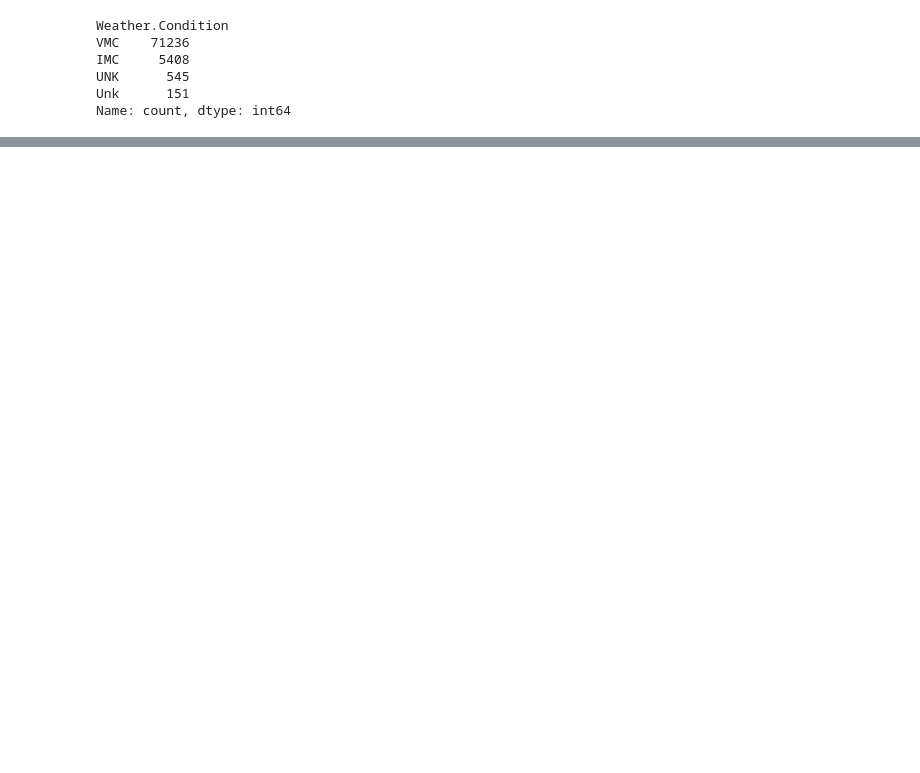
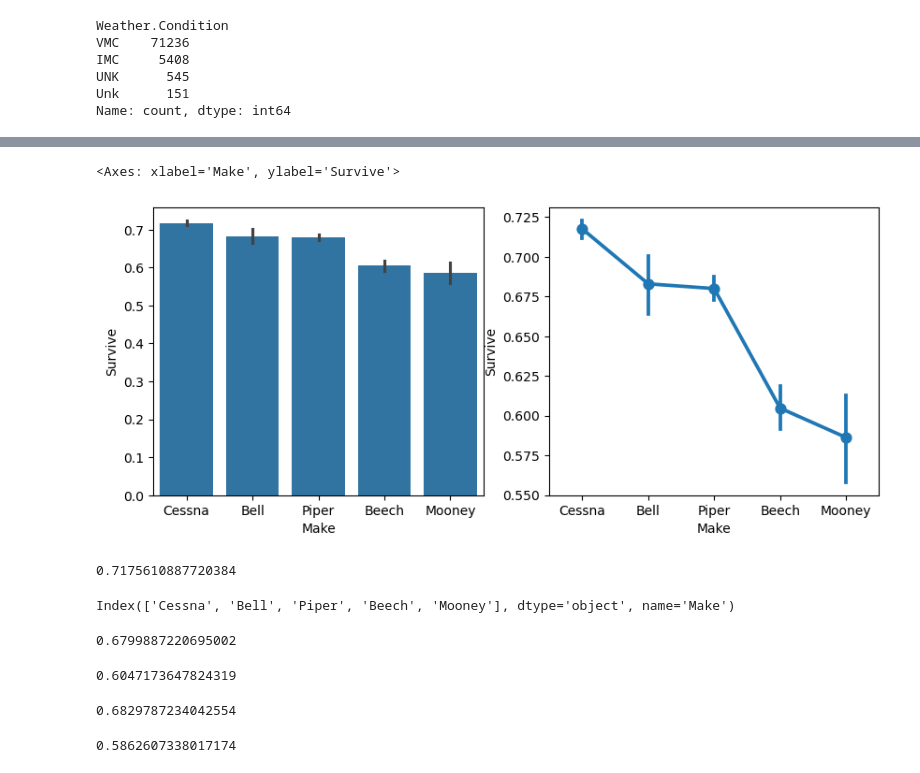
Before and after one commit to jgoett2/Phase1-Airplane-Zach-Jeff, a Jupyter notebook: index.ipynb, the cells around one changed output, grey strips where cells are left out. Drawn from its saved outputs; the diff is of its cells as text; code cells hidden in the pictures; blank space fills up the shorter version.

```diff
--- a/index.ipynb
+++ b/index.ipynb
@@ -242,0 +275,2 @@ Name: Aircraft.damage, Length: 432, dtype: object
+# %%
+df['Survive'] = df['Total.Fatal.Injuries'] == 0
@@ -242,0 +320,2 @@ Name: Aircraft.damage, Length: 432, dtype: object
+# %%
+df2 = df[(df['Make'] == 'Cessna') | (df['Make'] == 'Piper') | (df['Make'] == 'Beech') | (df['Make'] == 'Bell') | (df['Make'] == 'Mooney')]
@@ -242,0 +338,34 @@ Name: Aircraft.damage, Length: 432, dtype: object
+# %%
+fig, ax = plt.subplots(1,2, figsize = (10,4))
+
+
+sns.barplot(data=df2, x='Make', y = 'Survive', ax = ax[0], order=df2[["Make","Survive"]].groupby("Make").mean().sort_values("Survive",ascending=False).index)
+
+sns.pointplot(data=df2, x='Make', y = 'Survive', order=df2[["Make","Survive"]].groupby("Make").mean().sort_values("Survive",ascending=False).index, ax = ax[1])
+# %% [output]
+<Axes: xlabel='Make', ylabel='Survive'>
+[figure, added]
+# %%
+df2.loc[df2['Make'] == 'Cessna', 'Survive'].mean()
+# %% [output]
+0.7175610887720384
+# %%
+df2[["Make","Survive"]].groupby("Make").mean().sort_values("Survive",ascending=False).index
+# %% [output]
+Index(['Cessna', 'Bell', 'Piper', 'Beech', 'Mooney'], dtype='object', name='Make')
+# %%
+df2.loc[df2['Make'] == 'Piper', 'Survive'].mean()
+# %% [output]
+0.6799887220695002
+# %%
+df2.loc[df2['Make'] == 'Beech', 'Survive'].mean()
+# %% [output]
+0.6047173647824319
+# %%
+df2.loc[df2['Make'] == 'Bell', 'Survive'].mean()
+# %% [output]
+0.6829787234042554
+# %%
+df2.loc[df2['Make'] == 'Mooney', 'Survive'].mean()
+# %% [output]
+0.5862607338017174
```
Also changed, not shown: parts of 46 cells of this notebook, 1 other file.
